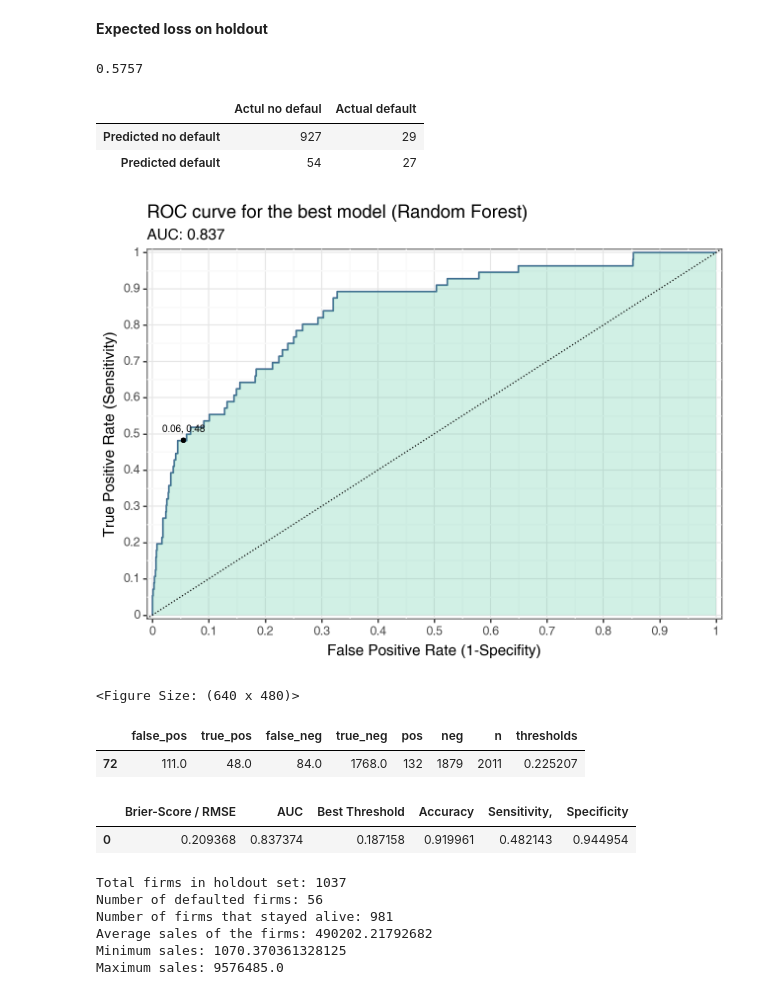
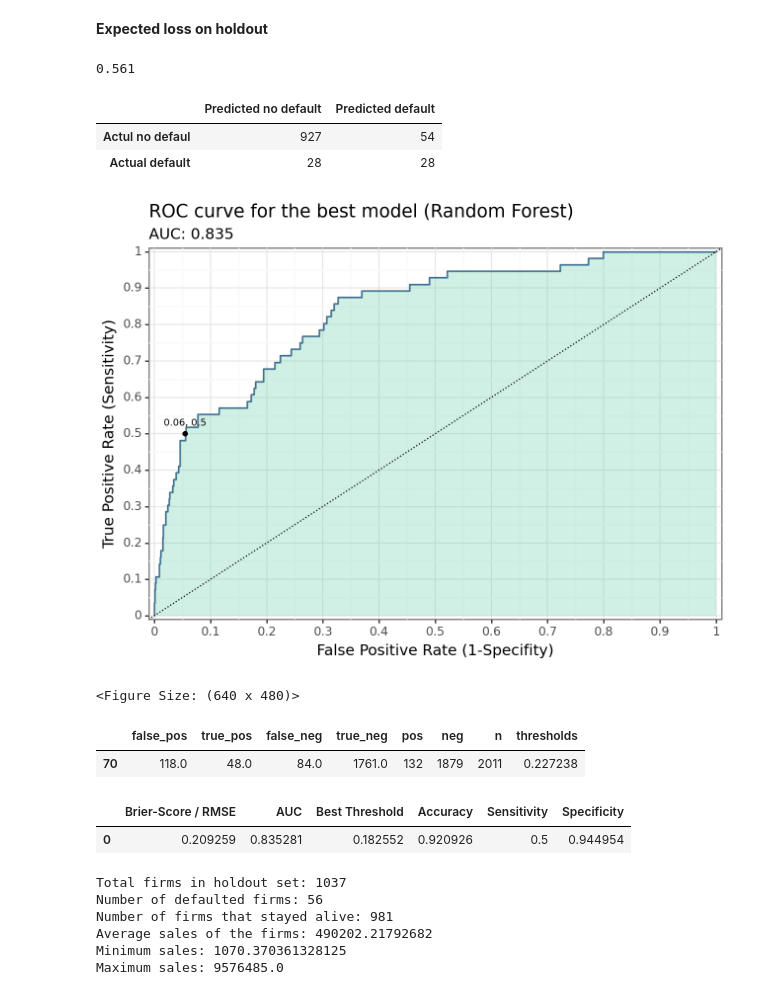
Before and after one commit to mateschieszler/DA3-A3, a Jupyter notebook: DA3_A3_working.ipynb, the cells around one changed output. Saved outputs shown, nothing was run; the diff lists cells and outputs as text; code cells hidden in the pictures.

```diff
--- a/DA3_A3_working.ipynb
+++ b/DA3_A3_working.ipynb
@@ -130,6 +130,6 @@ def create_roc_plot_with_optimal(all_coords, optimal_threshold):
 ## 1.0  ***Import Data***
 # %%
 # Read in the data offline
-data = pd.read_csv('cs_bisnode_panel.csv')
+#data = pd.read_csv('cs_bisnode_panel.csv')
 # Read in the data online
-#original_data = pd.read_csv('https://raw.githubusercontent.com/mateschieszler/DA3-A3/main/cs_bisnode_panel.csv')
+data = pd.read_csv('https://raw.githubusercontent.com/mateschieszler/DA3-A3/main/cs_bisnode_panel.csv')
@@ -1415,16 +1407,36 @@ cm3.T
 # %% [markdown]
 ### 2.2 ***Random Forest***
+# %%
+rawvars = [
+    "curr_assets",
+    "curr_liab",
+    "extra_exp",
+    "extra_inc",
+    "extra_profit_loss",
+    "fixed_assets",
+    "inc_bef_tax",
+    "intang_assets",
+    "inventories",
+    "liq_assets",
+    "material_exp",
+    "personnel_exp",
+    "profit_loss_year",
+    "sales_mil",
+    "sales_mil_log",
+    "share_eq",
+    "subscribed_cap"
+]
 # %%
 # Define rfvars for RF (no interactions, no modified features)
-rfvars  = pd.concat([data[["sales_mil", "d1_sales_mil_log","year"] + rawvars + hr + d1 + qualityvars + engvar], firm], axis=1)
+rfvars  = pd.concat([data[["d1_sales_mil_log",'sales_mil'] + rawvars + hr + d1 + qualityvars + engvar], firm], axis=1)
 # %%
 rfvars_train = rfvars.iloc[index_train]
 rfvars_holdout = rfvars.iloc[index_holdout]
 # %%
 #define features grid for RF
-grid = {'max_features': [4,5,6],
+grid = {'max_features': [6,7,8],
         'criterion':['gini'],
-        'min_samples_split': [7,8,9]}
+        'min_samples_split': [9,10,11]}
 
 elements = len(grid['max_features'])*len(grid['min_samples_split'])
 # %%
@@ -1671,20 +1683,20 @@ tn, fp, fn, tp = confusion_matrix(y_holdout, holdout_treshold, labels=[0, 1]).ra
 
 # Calculating the expected loss for the holdout set
 expected_loss_holdout = (fp * FP + fn * FN) / len(y_holdout)
-round(expected_loss_holdout, 4)
+round(expected_loss_holdout, 3)
 # %% [output]
-0.5757
+0.561
 # %%
 # confusion matrix on holdout set
 cm_object3 = confusion_matrix(y_holdout, holdout_treshold, labels=[0,1])
 cm3 = pd.DataFrame(cm_object3,
     index=['Actul no defaul', 'Actual default'],
     columns=['Predicted no default', 'Predicted default'])
-cm3.T
+cm3
 # %% [output]
-|  | Actul no defaul | Actual default |
-| Predicted no default | 927 | 29 |
-| Predicted default | 54 | 27 |
+|  | Predicted no default | Predicted default |
+| Actul no defaul | 927 | 54 |
+| Actual default | 28 | 28 |
 # %%
 # define function to plot roc curve for holdout
 def create_roc_plot(y_true, y_pred):
@@ -1717,13 +1729,13 @@ create_roc_plot(y_holdout, rf_predicted_probabilities_holdout) + \
          label=str(round(1 - (tn / (tn + fp)), 2)) + ', ' + str(round((tp / (fn + tp)), 2)),
          size=7)
 # %% [output]
-[figure, old version]
+[figure, new version]
 <Figure Size: (640 x 480)>
 # %%
 all_coords_rf.loc[all_coords_rf['thresholds'] == fold5_threshold_rf]
 # %% [output]
 |  | false_pos | true_pos | false_neg | true_neg | pos | neg | n | thresholds |
-| 72 | 111.0 | 48.0 | 84.0 | 1768.0 | 132 | 1879 | 2011 | 0.225207 |
+| 70 | 118.0 | 48.0 | 84.0 | 1761.0 | 132 | 1879 | 2011 | 0.227238 |
 # %%
 # measures for best model on holdout
 best_model_df = pd.DataFrame({
@@ -1731,13 +1743,13 @@ best_model_df = pd.DataFrame({
     'AUC': [auc_rf],
     'Best Threshold': [best_thresholds_cv['rf_p']],
     'Accuracy': (tn+tp)/len(y_holdout),
-    'Sensitivity,': tp/(fn+tp),
+    'Sensitivity': tp/(fn+tp),
     'Specificity': tn/(tn+fp),
 })
 best_model_df
 # %% [output]
-|  | Brier-Score / RMSE | AUC | Best Threshold | Accuracy | Sensitivity, | Specificity |
-| 0 | 0.209368 | 0.837374 | 0.187158 | 0.919961 | 0.482143 | 0.944954 |
+|  | Brier-Score / RMSE | AUC | Best Threshold | Accuracy | Sensitivity | Specificity |
+| 0 | 0.209259 | 0.835281 | 0.182552 | 0.920926 | 0.5 | 0.944954 |
 # %%
 # In addition, report the same descriptive statistics: number of firms, firms defaulted and stayed
 # alive. Mean of sales, minimum and maximum values. This helps our work to evaluate and compare
```
Also changed, not shown: parts of 46 cells of this notebook, 2 other files.
